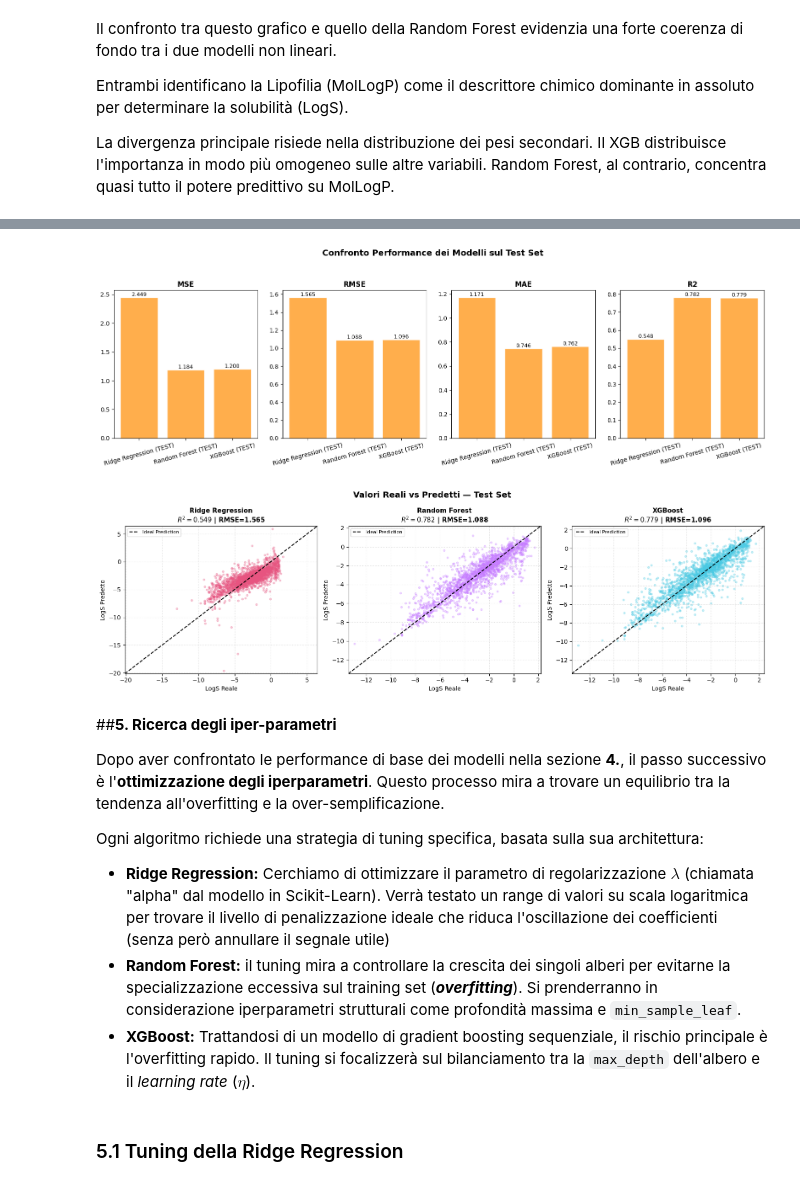
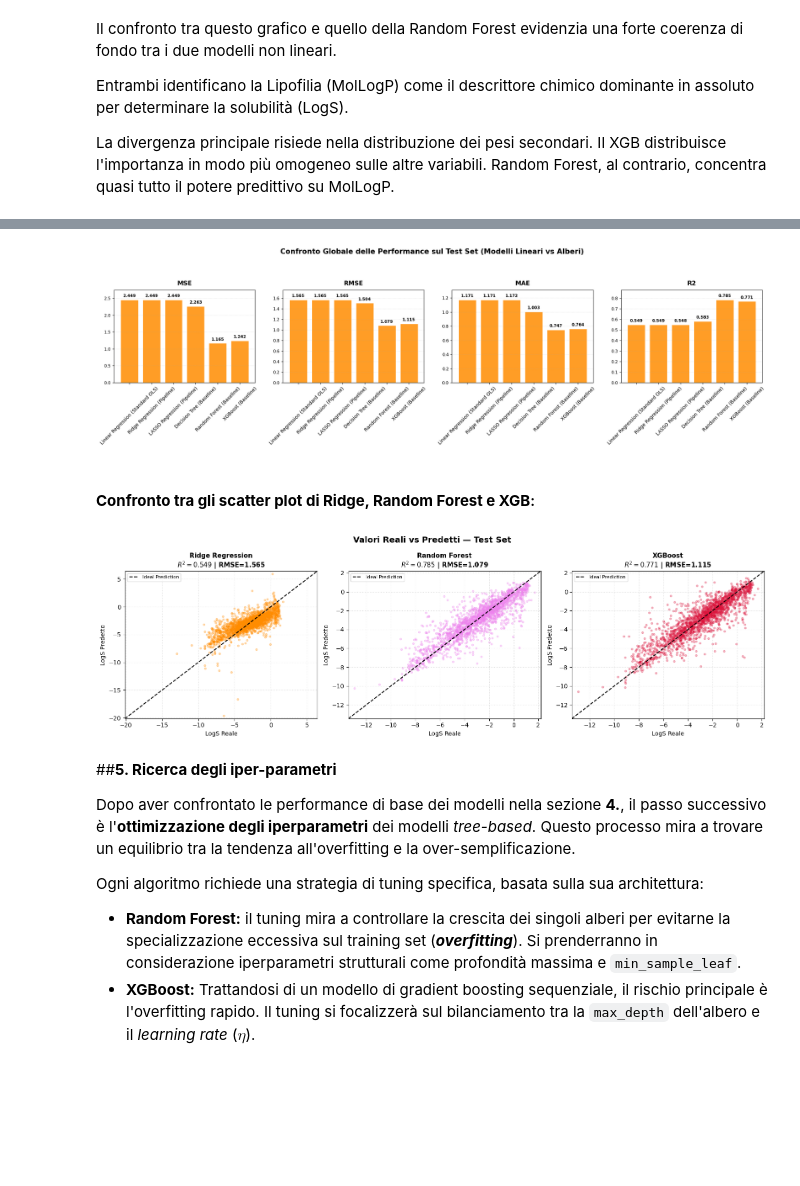
Before and after one commit to elettra-ven/DIA-Ventura-SolAq, a Jupyter notebook: SolAq_DIA_Ventura.ipynb, the cells around one changed output, grey strips where cells are left out. Drawn from its saved outputs; the diff is of its cells as text; code cells hidden in the pictures; blank space fills up the shorter version.

```diff
--- a/SolAq_DIA_Ventura.ipynb
+++ b/SolAq_DIA_Ventura.ipynb
@@ -876,0 +1001,5 @@ plt.show()
+# %%
+y_pred_rf = rf_model.predict(X_test_full)
+res_rf = eval_model("Random Forest (Baseline)", y_test, y_pred_rf)
+res_rf["Best_Alpha"] = "N/A"
+results.append(res_rf)
@@ -876,0 +1056,4 @@ plt.show()
+# %%
+xgb_model = XGBRegressor(random_state=42, n_jobs=-1)
+# %%
+xgb_model.fit(X_train_full, y_train)
@@ -876,0 +1072,5 @@ plt.show()
+# %%
+y_pred_xgb = xgb_model.predict(X_test_full)
+res_xgb = eval_model("XGBoost (Baseline)", y_test, y_pred_xgb)
+res_xgb["Best_Alpha"] = "N/A"
+results.append(res_xgb)
@@ -913,30 +1142,52 @@ CONFRONTO PERFORMANCE SUL TEST SET:
 # %%
-metrics = results_df.columns.to_list()
-fig, axes = plt.subplots(1, len(metrics), figsize=(4*len(metrics),5))
+import matplotlib.pyplot as plt
+import numpy as np
+import pandas as pd
+
+results_df = pd.DataFrame(results)
+metrics = ['MSE', 'RMSE', 'MAE', 'R2']
+
+fig, axes = plt.subplots(1, len(metrics), figsize=(5 * len(metrics), 5.5))
+
 for i, metric in enumerate(metrics):
-  ax = axes[i]
-  val = results_df[metric]
+    ax = axes[i]
+    val = results_df[metric].astype(float)
+    bars = ax.bar(results_df['Modello'], val, color="darkorange", edgecolor="white", alpha=0.85)
+    ax.set_title(metric, fontweight="bold", fontsize=13, pad=10)
 
-  bars = ax.bar(results_df.index, val, color='darkorange', alpha=0.7, edgecolor="white")
+    ax.tick_params(axis='x', rotation=45, labelsize=10)
+    ax.tick_params(axis='y', labelsize=9)
 
-  ax.set_title(metric, fontweight="bold", fontsize=12)
-  ax.tick_params(axis='x', rotation=15)
+    ax.grid(axis='y', linestyle=':', alpha=0.4)
+    max_val = val.max()
+    offset = max_val * 0.02
 
-  for bar in bars:
-    height = bar.get_height()
-    ax.text(bar.get_x() + bar.get_width()/2, height,
-                f"{height:.3f}", ha="center", va="bottom", fontsize=9)
+    for bar in bars:
+        height = bar.get_height()
+        ax.text(
+            bar.get_x() + bar.get_width()/2,
+            height + offset,
+            f"{height:.3f}",
+            ha="center",
+            va="bottom",
+            fontsize=8.5,
+            fontweight="bold"
+        )
+    ax.set_ylim(0, max_val + (offset * 6))
 
-plt.suptitle("Confronto Performance dei Modelli sul Test Set", fontsize=14, fontweight="bold", y=1.05)
+plt.suptitle("Confronto Globale delle Performance sul Test Set (Modelli Lineari vs Alberi)",
+             fontsize=15, fontweight='bold', y=1.08)
 plt.tight_layout()
 plt.show()
 # %% [output]
-[figure, old version]
+[figure, new version]
+# %% [markdown]
+#### **Confronto tra gli scatter plot di Ridge, Random Forest e XGB**:
 # %%
 models_map ={
-    "Ridge Regression": (y_pred_test_ridge, "#E75480"),
-    "Random Forest": (y_pred_test_rf, "#C77DFF"),
-    "XGBoost": (y_pred_test_xgb, "#48CAE4")
+    "Ridge Regression": (y_pred_ridge, "darkorange"),
+    "Random Forest": (y_pred_rf, "violet"),
+    "XGBoost": (y_pred_xgb, "crimson")
 }
 
 fig, axes = plt.subplots(1,3, figsize=(16,5))
@@ -959,17 +1210,14 @@ plt.suptitle("Valori Reali vs Predetti — Test Set", fontsize=14, fontweight="b
 plt.tight_layout()
 plt.show()
 # %% [output]
-[figure, old version]
+[figure, new version]
 # %% [markdown]
 ##**5. Ricerca degli iper-parametri**
 
-Dopo aver confrontato le performance di base dei modelli nella sezione **4.**, il passo successivo è l'**ottimizzazione degli iperparametri**.
+Dopo aver confrontato le performance di base dei modelli nella sezione **4.**, il passo successivo è l'**ottimizzazione degli iperparametri** dei modelli *tree-based*.
 Questo processo mira a trovare un equilibrio tra la tendenza all'overfitting e la over-semplificazione.
 
 Ogni algoritmo richiede una strategia di tuning specifica, basata sulla sua architettura:
 
-* **Ridge Regression:** Cerchiamo di ottimizzare il parametro di regolarizzazione $λ$ (chiamata "alpha" dal modello in Scikit-Learn). Verrà testato un range di valori su scala logaritmica per trovare il livello di penalizzazione ideale che riduca l'oscillazione dei coefficienti (senza però annullare il segnale utile)
 * **Random Forest:** il tuning mira a controllare la crescita dei singoli alberi per evitarne la specializzazione eccessiva sul training set (***overfitting***). Si prenderranno in considerazione iperparametri strutturali come profondità massima e `min_sample_leaf`.
 * **XGBoost:** Trattandosi di un modello di gradient boosting sequenziale, il rischio principale è l'overfitting rapido. Il tuning si focalizzerà sul bilanciamento tra la `max_depth` dell'albero e il *learning rate* ($η$).
-# %% [markdown]
-### 5.1 Tuning della Ridge Regression
```
Also changed, not shown: parts of 117 cells of this notebook.
